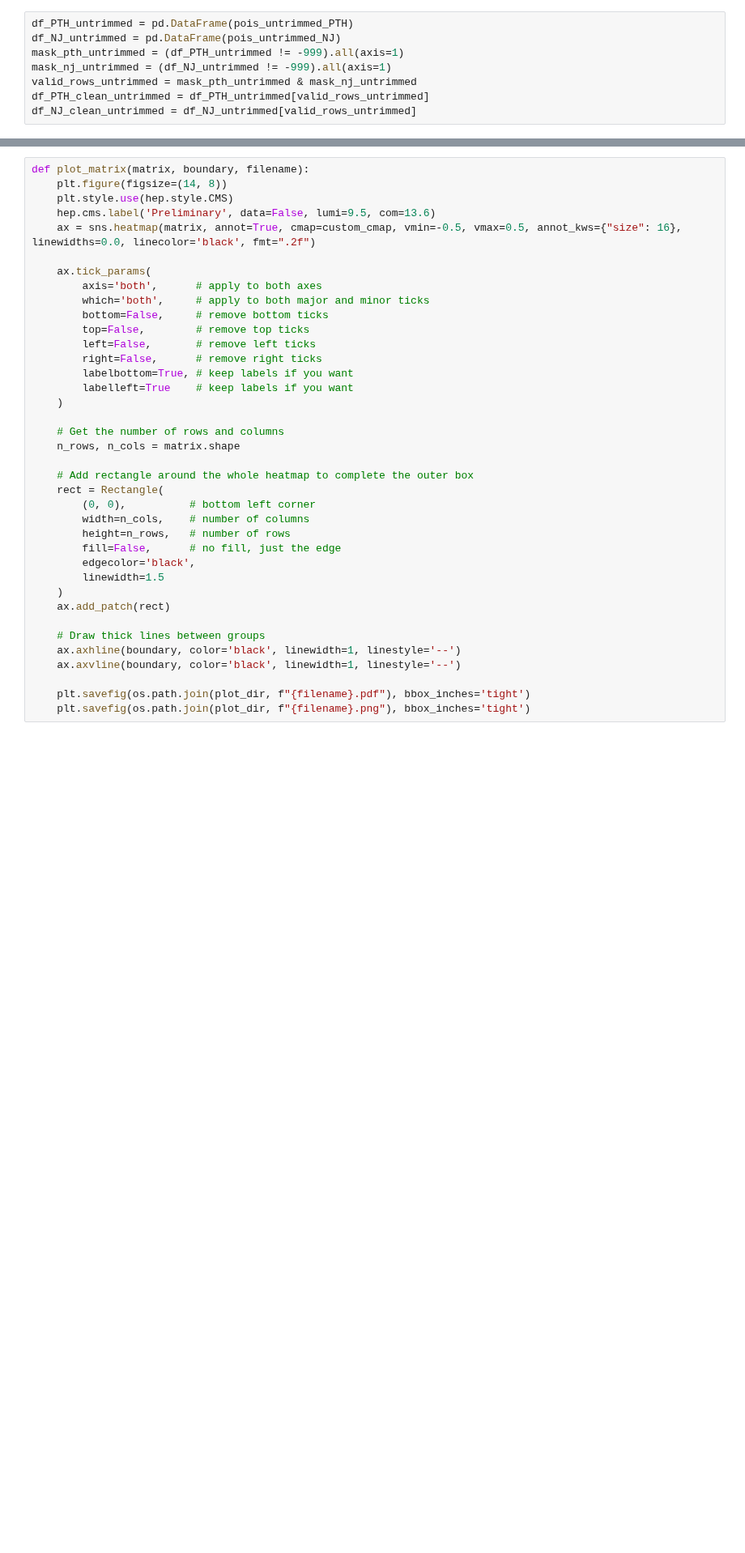
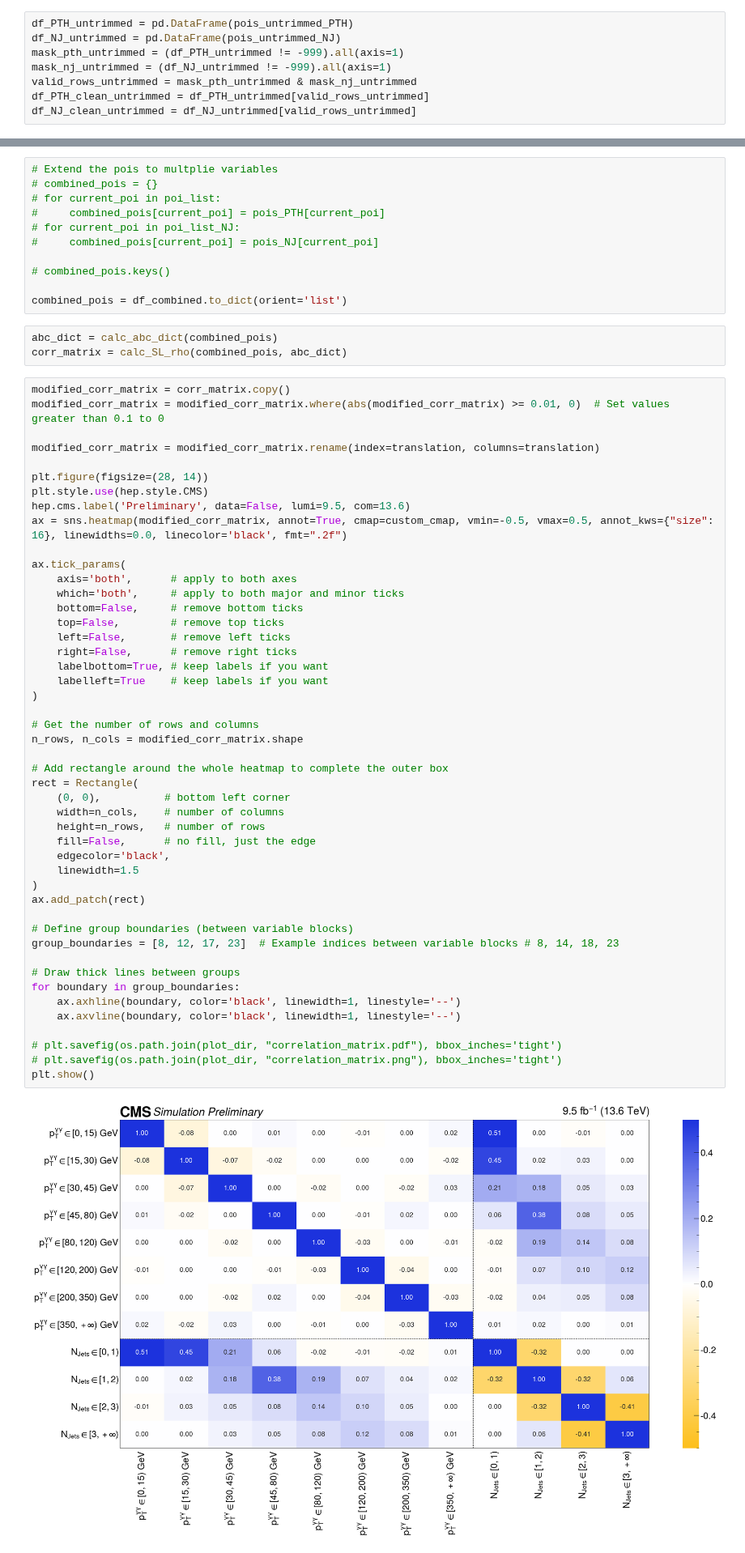
Before and after one commit to JaLuka98/flashggFinalFit, a Jupyter notebook: Replicas/corr_matrix/corr_matrix_simultan.ipynb, the cells around one changed output, grey strips where cells are left out. Shown at 81% size. Saved outputs shown, nothing was run; the diff lists cells and outputs as text; blank space fills up the shorter version.

```diff
--- a/Replicas/corr_matrix/corr_matrix_simultan.ipynb
+++ b/Replicas/corr_matrix/corr_matrix_simultan.ipynb
@@ -467,38 +473,63 @@ plt.savefig(os.path.join(plot_dir, "correlation_matrix.png"), bbox_inches='tight
+# %%
+# Extend the pois to multplie variables
+# combined_pois = {}
+# for current_poi in poi_list:
+#     combined_pois[current_poi] = pois_PTH[current_poi]
+# for current_poi in poi_list_NJ:
+#     combined_pois[current_poi] = pois_NJ[current_poi]
+
+# combined_pois.keys()
+
+combined_pois = df_combined.to_dict(orient='list')
+# %%
+abc_dict = calc_abc_dict(combined_pois)
+corr_matrix = calc_SL_rho(combined_pois, abc_dict)
 # %%
-def plot_matrix(matrix, boundary, filename):
-    plt.figure(figsize=(14, 8))
-    plt.style.use(hep.style.CMS)
-    hep.cms.label('Preliminary', data=False, lumi=9.5, com=13.6)
-    ax = sns.heatmap(matrix, annot=True, cmap=custom_cmap, vmin=-0.5, vmax=0.5, annot_kws={"size": 16}, linewidths=0.0, linecolor='black', fmt=".2f")
+modified_corr_matrix = corr_matrix.copy()
+modified_corr_matrix = modified_corr_matrix.where(abs(modified_corr_matrix) >= 0.01, 0)  # Set values greater than 0.1 to 0
 
-    ax.tick_params(
-        axis='both',      # apply to both axes
-        which='both',     # apply to both major and minor ticks
-        bottom=False,     # remove bottom ticks
-        top=False,        # remove top ticks
-        left=False,       # remove left ticks
-        right=False,      # remove right ticks
-        labelbottom=True, # keep labels if you want
-        labelleft=True    # keep labels if you want
-    )
+modified_corr_matrix = modified_corr_matrix.rename(index=translation, columns=translation)
 
-    # Get the number of rows and columns
-    n_rows, n_cols = matrix.shape
+plt.figure(figsize=(28, 14))
+plt.style.use(hep.style.CMS)
+hep.cms.label('Preliminary', data=False, lumi=9.5, com=13.6)
+ax = sns.heatmap(modified_corr_matrix, annot=True, cmap=custom_cmap, vmin=-0.5, vmax=0.5, annot_kws={"size": 16}, linewidths=0.0, linecolor='black', fmt=".2f")
 
-    # Add rectangle around the whole heatmap to complete the outer box
-    rect = Rectangle(
-        (0, 0),          # bottom left corner
-        width=n_cols,    # number of columns
-        height=n_rows,   # number of rows
-        fill=False,      # no fill, just the edge
-        edgecolor='black',
-        linewidth=1.5
-    )
-    ax.add_patch(rect)
+ax.tick_params(
+    axis='both',      # apply to both axes
+    which='both',     # apply to both major and minor ticks
+    bottom=False,     # remove bottom ticks
+    top=False,        # remove top ticks
+    left=False,       # remove left ticks
+    right=False,      # remove right ticks
+    labelbottom=True, # keep labels if you want
+    labelleft=True    # keep labels if you want
+)
 
-    # Draw thick lines between groups
+# Get the number of rows and columns
+n_rows, n_cols = modified_corr_matrix.shape
+
+# Add rectangle around the whole heatmap to complete the outer box
+rect = Rectangle(
+    (0, 0),          # bottom left corner
+    width=n_cols,    # number of columns
+    height=n_rows,   # number of rows
+    fill=False,      # no fill, just the edge
+    edgecolor='black',
+    linewidth=1.5
+)
+ax.add_patch(rect)
+
+# Define group boundaries (between variable blocks)
+group_boundaries = [8, 12, 17, 23]  # Example indices between variable blocks # 8, 14, 18, 23
+
+# Draw thick lines between groups
+for boundary in group_boundaries:
     ax.axhline(boundary, color='black', linewidth=1, linestyle='--')
     ax.axvline(boundary, color='black', linewidth=1, linestyle='--')
 
-    plt.savefig(os.path.join(plot_dir, f"{filename}.pdf"), bbox_inches='tight')
-    plt.savefig(os.path.join(plot_dir, f"{filename}.png"), bbox_inches='tight')
+# plt.savefig(os.path.join(plot_dir, "correlation_matrix.pdf"), bbox_inches='tight')
+# plt.savefig(os.path.join(plot_dir, "correlation_matrix.png"), bbox_inches='tight')
+plt.show()
+# %% [output]
+[figure, added]
```
Also changed, not shown: parts of 26 cells of this notebook, 1 other file.
